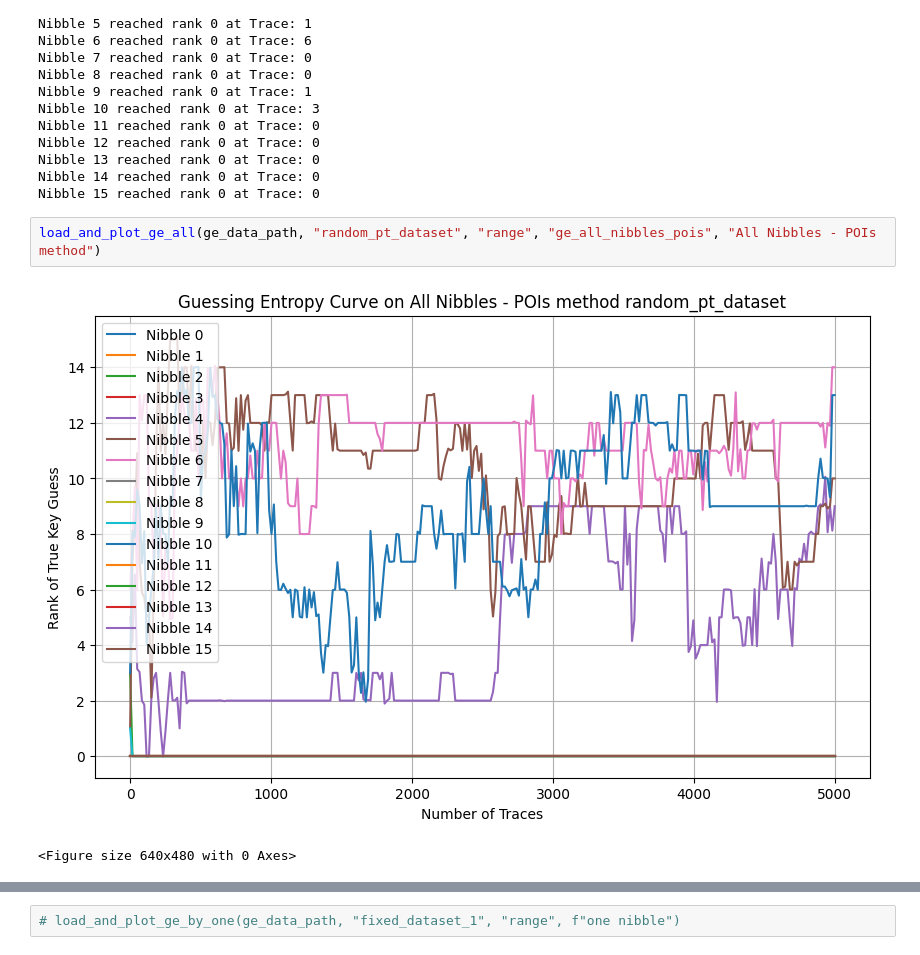
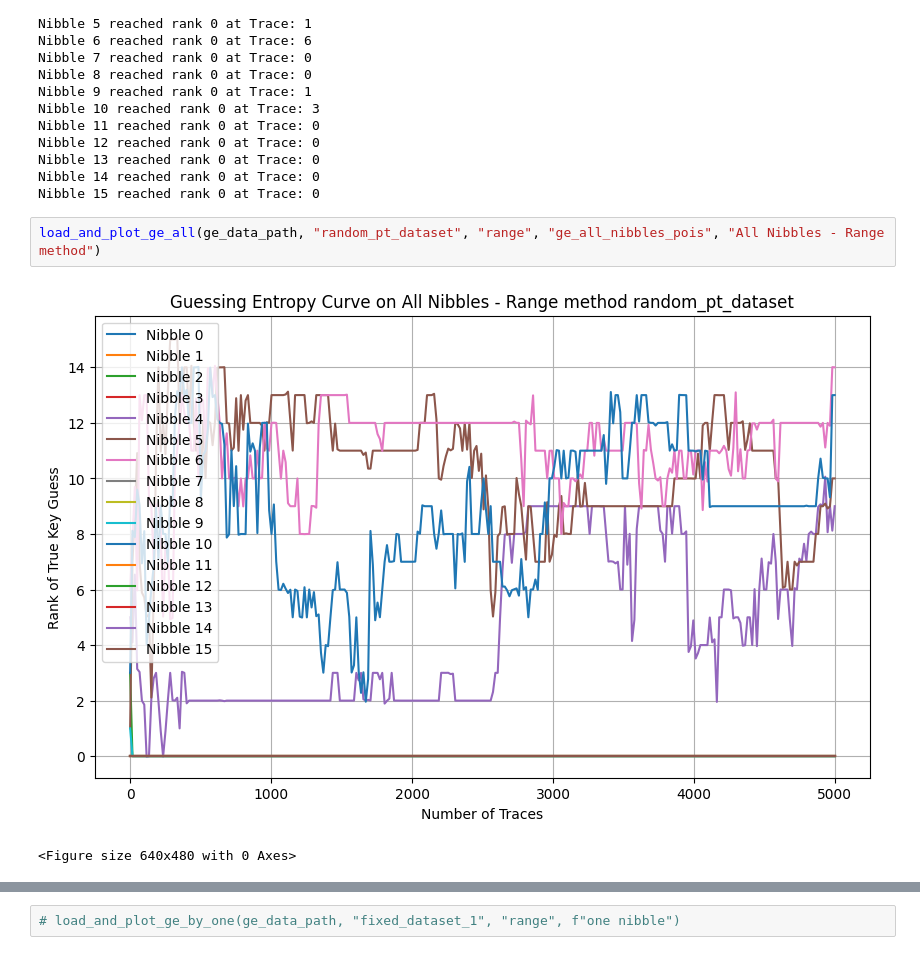
Before and after one commit to xtodorovic/ai-assisted-sca, a Jupyter notebook: model/visual_representations.ipynb, the cells around one changed output, grey strips where cells are left out. Cells and saved outputs as stored; diff of their text form.

```diff
--- a/model/visual_representations.ipynb
+++ b/model/visual_representations.ipynb
@@ -232,8 +263,8 @@ Nibble 13 reached rank 0 at Trace: 0
 Nibble 14 reached rank 0 at Trace: 0
 Nibble 15 reached rank 0 at Trace: 0
 # %%
-load_and_plot_ge_all(ge_data_path, "random_pt_dataset", "range", "ge_all_nibbles_pois", "All Nibbles - POIs method")
+load_and_plot_ge_all(ge_data_path, "random_pt_dataset", "range", "ge_all_nibbles_pois", "All Nibbles - Range method")
 # %% [output]
-[figure, old version]
+[figure, new version]
 <Figure size 640x480 with 0 Axes>
 # %%
```
Also changed, not shown: parts of 17 cells of this notebook, 48 other files.
